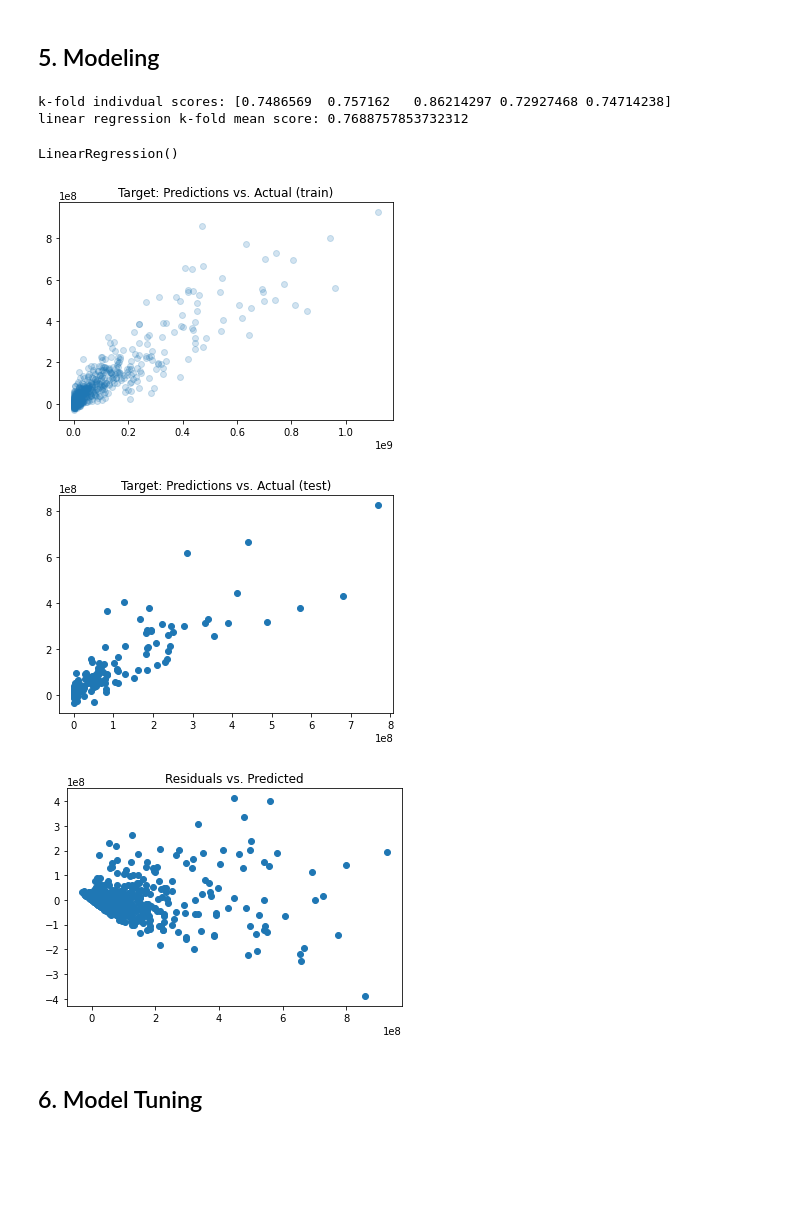
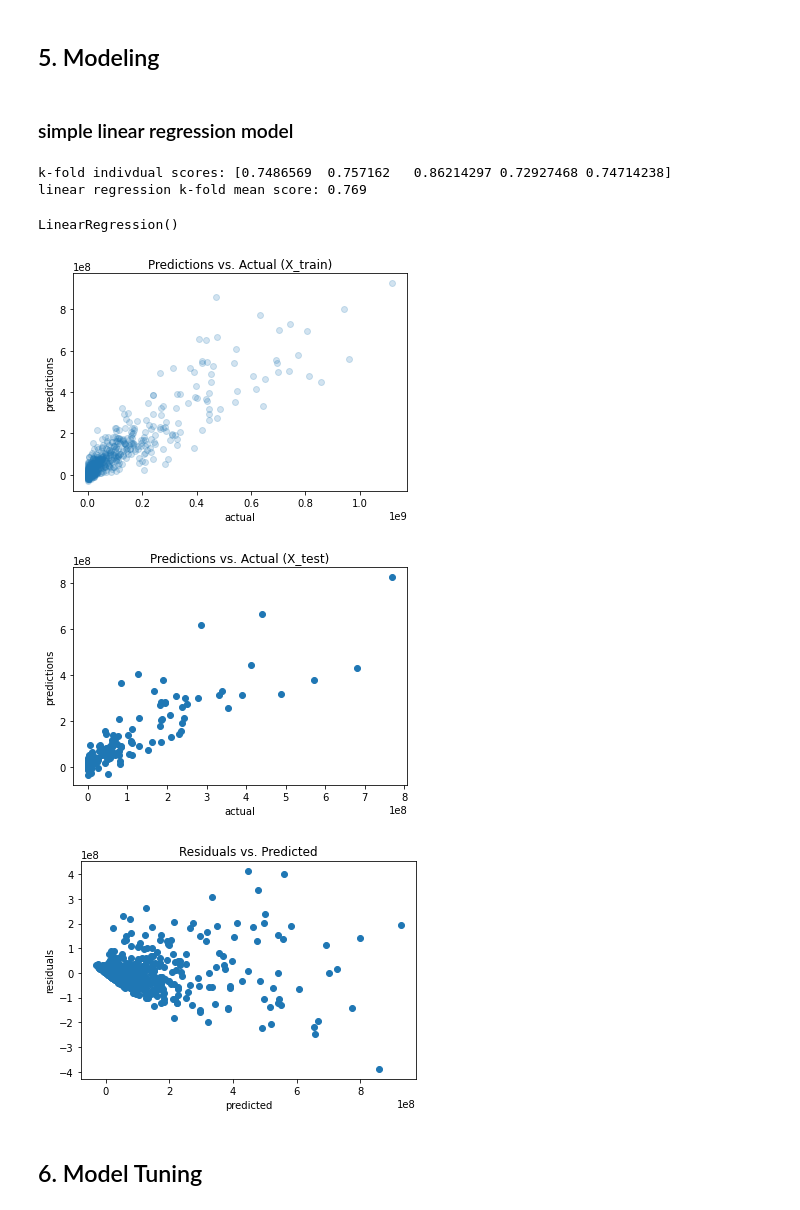
Before and after one commit to slp22/regression-project, a Jupyter notebook: adaptation_movies_regression.ipynb, the cells around one changed output. Drawn from its saved outputs; the diff is of its cells as text; code cells hidden in the pictures; blank space fills up the shorter version.

Commit message:
updated model

```diff
--- a/adaptation_movies_regression.ipynb
+++ b/adaptation_movies_regression.ipynb
@@ -318,46 +318,54 @@ kfold = KFold(n_splits=5,
 [back to top](#top)
 # %% [markdown]
 ## 5. Modeling<a id='5'></a>
+# %% [markdown]
+### simple linear regression model
 # %%
-# simple linear regression
+# lin_reg
 lin_reg = LinearRegression()
 
 scores = cross_val_score(lin_reg, X_train, y_train, cv=kfold)
 print('k-fold indivdual scores:', scores)
-print('linear regression k-fold mean score:', np.mean(scores))
+print('linear regression k-fold mean score:', round(np.mean(scores), 3))
 
 lin_reg.fit(X_train, y_train)
 # %% [output]
 k-fold indivdual scores: [0.7486569  0.757162   0.86214297 0.72927468 0.74714238]
-linear regression k-fold mean score: 0.7688757853732312
+linear regression k-fold mean score: 0.769
 LinearRegression()
 # %%
-# train: fitted vs. actual
+# lin_reg train: fitted vs. actual
 y_train_predict = lin_reg.predict(X_train)
 
 plt.scatter(y_train, y_train_predict, alpha=0.2)
 plt.plot([0, 400], [0, 400])
-plt.title("Target: Predictions vs. Actual (train)");
+plt.title('Predictions vs. Actual (X_train)')
+plt.xlabel('actual')
+plt.ylabel('predictions');
 # %% [output]
-[figure, old version]
+[figure, new version]
 # %%
-# test: fitted vs. actual
+# lin_reg test: fitted vs. actual
 y_test_predict = lin_reg.predict(X_test)
 
 plt.scatter(y_test, y_test_predict)
 plt.plot([0, 400], [0, 400])
-plt.title('Target: Predictions vs. Actual (test)');
+plt.title('Predictions vs. Actual (X_test)')
+plt.xlabel('actual')
+plt.ylabel('predictions');
 # %% [output]
-[figure, old version]
+[figure, new version]
 # %%
-# residuals vs. predicted
+# lin_reg: residuals vs. predicted
 lin_reg_residuals = y_train - y_train_predict
 
 plt.scatter(y_train_predict, lin_reg_residuals)
 plt.plot([0,400], [0, 0])
-plt.title("Residuals vs. Predicted");
+plt.title("Residuals vs. Predicted")
+plt.xlabel('predicted')
+plt.ylabel('residuals');
 # %% [output]
-[figure, old version]
+[figure, new version]
 # %% [markdown]
 ## 6. Model Tuning<a id='6'></a>
 # %%
```
Also changed, not shown: parts of 32 cells of this notebook, 2 other files.
